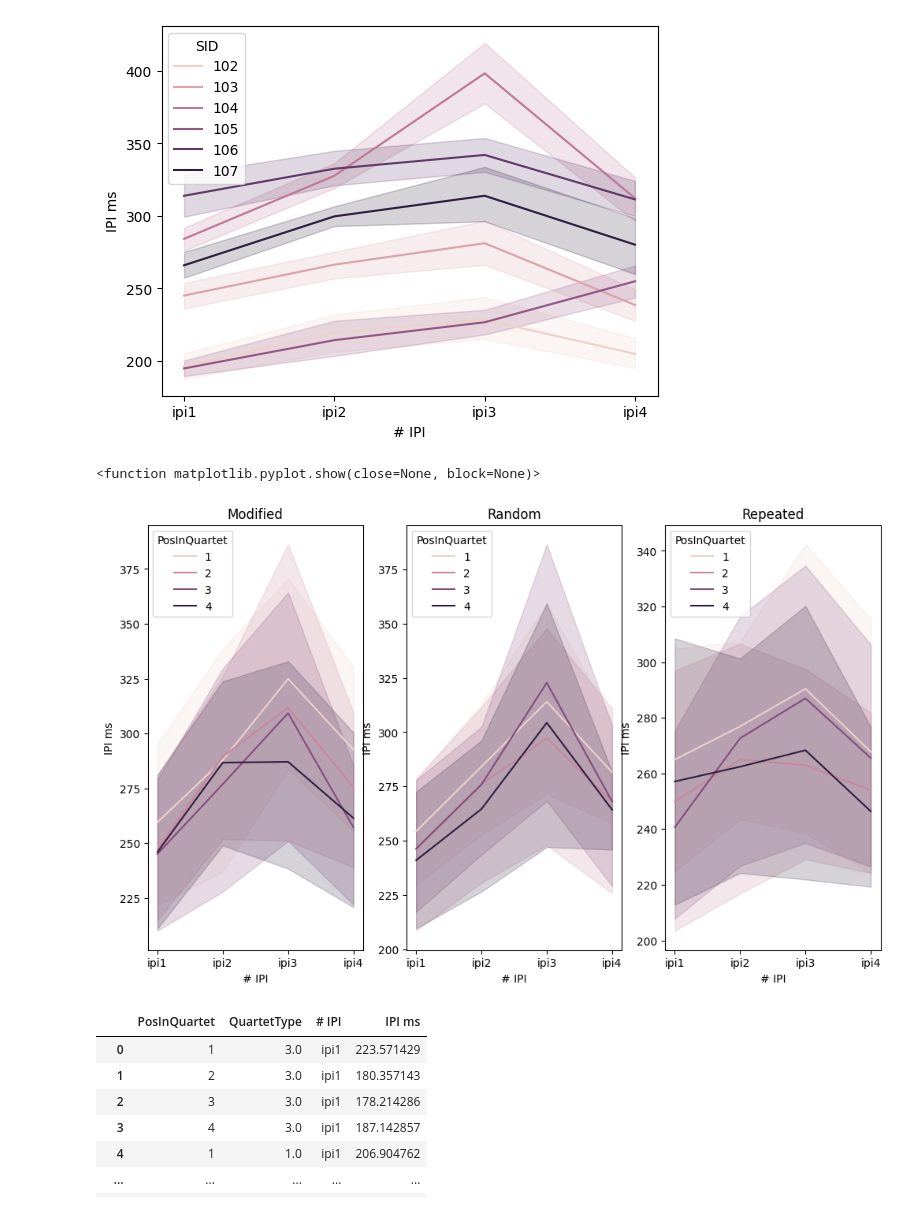
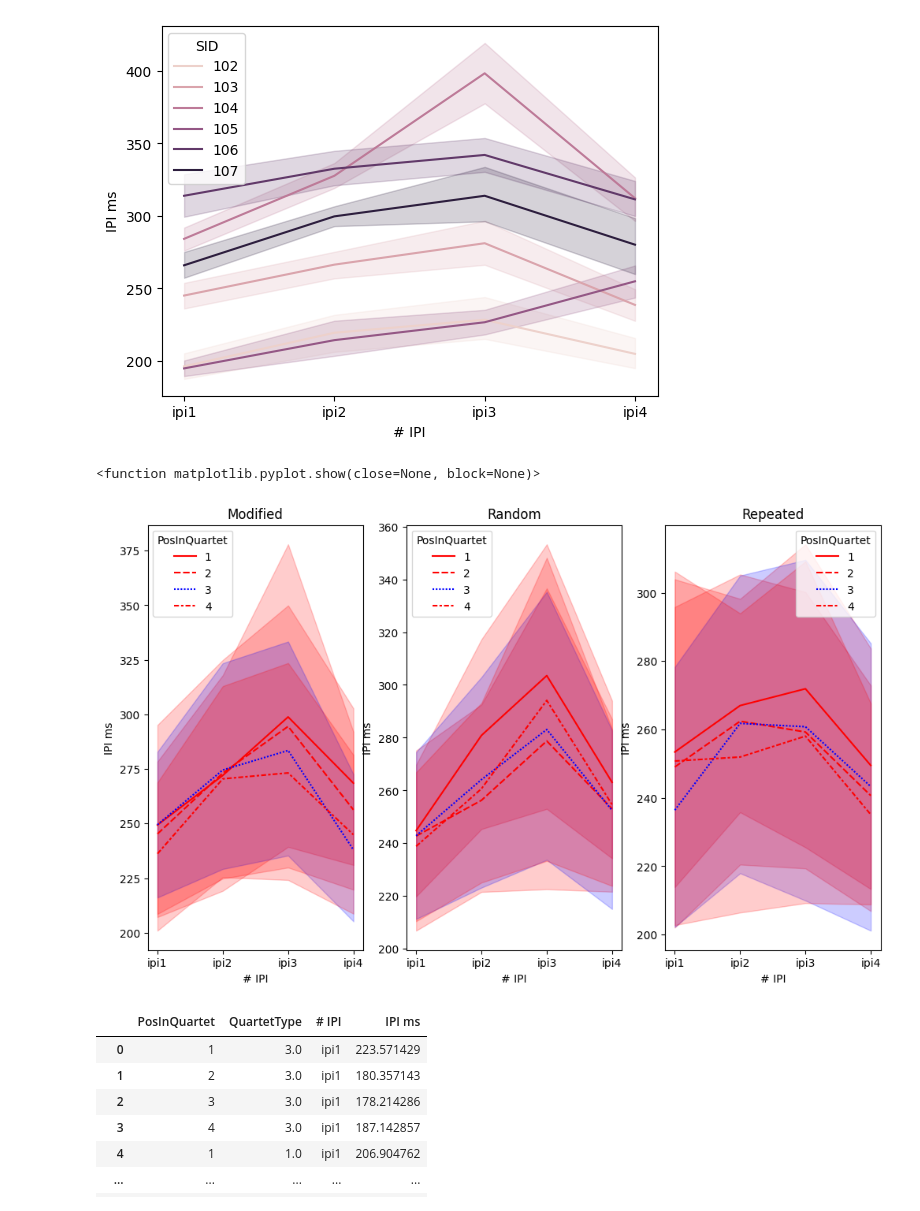
Before and after one commit to AmandaGiselleLily/modified-digit-inteference, a Jupyter notebook: notebooks/IPIs.ipynb, the cells around one changed output. Saved outputs shown, nothing was run; the diff lists cells and outputs as text; code cells hidden in the pictures.

```diff
--- a/notebooks/IPIs.ipynb
+++ b/notebooks/IPIs.ipynb
@@ -6,9 +6,8 @@ import matplotlib.pyplot as plt
 import os
 import pandas as pd
 
-
 plt.style.use('default')
 
 data = pd.read_csv("/cifs/diedrichsen/data/ModifiedDigitInterference/behavioural/MDI0_merged.csv")
 data = data[data.BN>1]
-dataG = data.groupby(['SID', 'Quartet', 'PosInQuartet']).mean(numeric_only=True).reset_index()
+dataG = data[data.correct==1].groupby(['SID', 'Quartet', 'PosInQuartet']).mean(numeric_only=True).reset_index()
@@ -41,19 +47,22 @@ sb.lineplot(data=subj_ipi,x="# IPI",y="IPI ms",hue="SID")
 <Axes: xlabel='# IPI', ylabel='IPI ms'>
 [figure]
 # %%
+color_scheme = {1:[1,0,0],2:[1,0,0], 3:[0,0,1],4:[1,0,0]}
+
+
 position_ipi = dataG.melt(id_vars=["PosInQuartet","QuartetType"],value_vars=["ipi1","ipi2","ipi3","ipi4"],var_name="# IPI",value_name="IPI ms")
 fig,axes=plt.subplots(nrows=1,ncols=3,figsize=(12,7))
-ax1 = sb.lineplot(data=position_ipi[position_ipi.QuartetType==1.0],x="# IPI",y="IPI ms",hue="PosInQuartet",ax=axes[0])
+ax1 = sb.lineplot(data=position_ipi[position_ipi.QuartetType==1.0],x="# IPI",y="IPI ms",hue="PosInQuartet",style ="PosInQuartet",palette=color_scheme, ax=axes[0])
 ax1.set_title("Modified")
-ax2 = sb.lineplot(data=position_ipi[position_ipi.QuartetType==2.0],x="# IPI",y="IPI ms",hue="PosInQuartet",ax=axes[1])
+ax2 = sb.lineplot(data=position_ipi[position_ipi.QuartetType==2.0],x="# IPI",y="IPI ms",hue="PosInQuartet",style ="PosInQuartet",palette=color_scheme,ax=axes[1])
 ax2.set_title("Random")
-ax3 = sb.lineplot(data=position_ipi[position_ipi.QuartetType==3.0],x="# IPI",y="IPI ms",hue="PosInQuartet",ax=axes[2])
+ax3 = sb.lineplot(data=position_ipi[position_ipi.QuartetType==3.0],x="# IPI",y="IPI ms",hue="PosInQuartet",style ="PosInQuartet",palette=color_scheme,ax=axes[2])
 ax3.set_title("Repeated")
 
 plt.show
 # %% [output]
 <function matplotlib.pyplot.show(close=None, block=None)>
-[figure, old version]
+[figure, new version]
 # %%
 position_ipi
 # %% [output]
```
Also changed, not shown: parts of 4 cells of this notebook.
